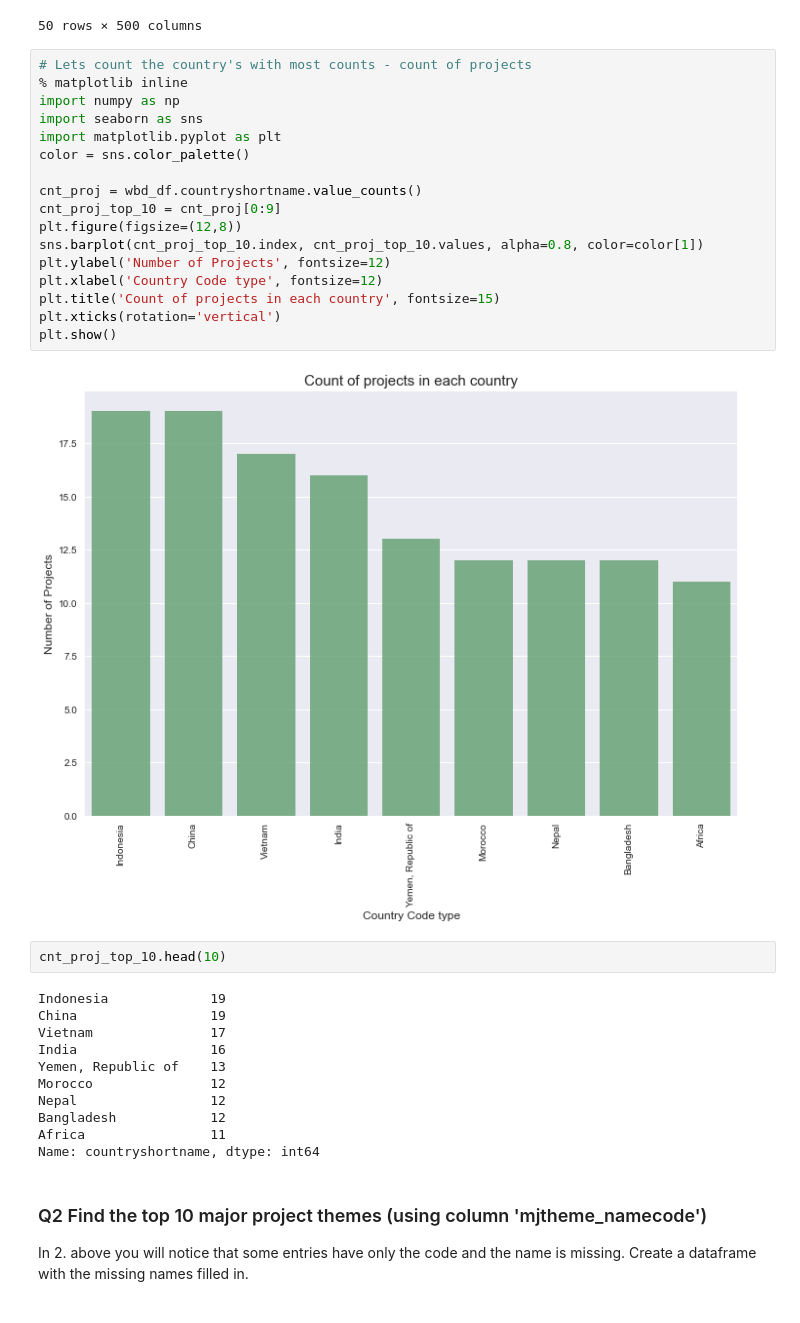
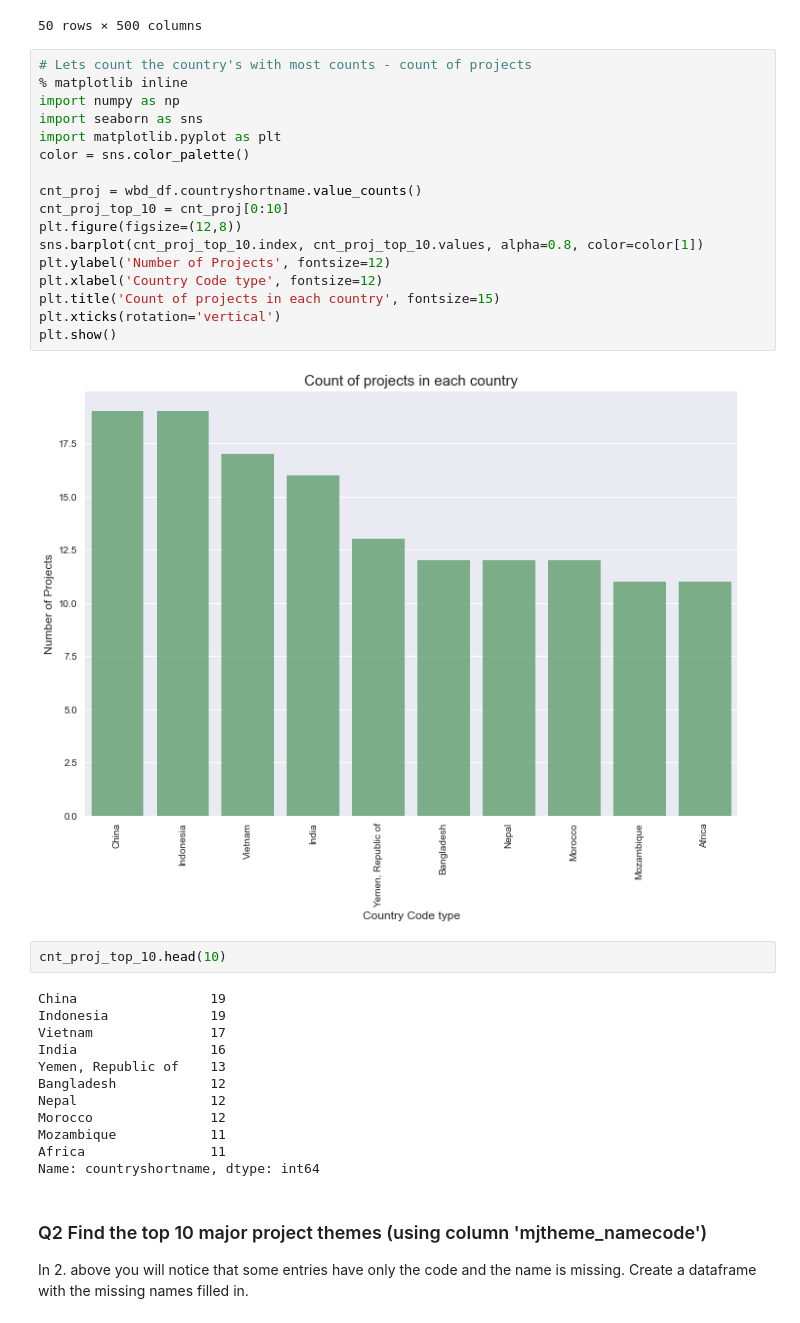
Before and after one commit to krajeshj/SpringBoardSubmissions, a Jupyter notebook: data_wrangling_json/krj_submission_json_exercise.ipynb, the cells around one changed output. Saved outputs shown, nothing was run; the diff lists cells and outputs as text.

```diff
--- a/data_wrangling_json/krj_submission_json_exercise.ipynb
+++ b/data_wrangling_json/krj_submission_json_exercise.ipynb
@@ -143,33 +143,34 @@ wbd_df.transpose()
 # %%
 # Lets count the country's with most counts - count of projects
 % matplotlib inline
 import numpy as np
 import seaborn as sns
 import matplotlib.pyplot as plt
 color = sns.color_palette()
 
 cnt_proj = wbd_df.countryshortname.value_counts()
-cnt_proj_top_10 = cnt_proj[0:9]
+cnt_proj_top_10 = cnt_proj[0:10]
 plt.figure(figsize=(12,8))
 sns.barplot(cnt_proj_top_10.index, cnt_proj_top_10.values, alpha=0.8, color=color[1])
 plt.ylabel('Number of Projects', fontsize=12)
 plt.xlabel('Country Code type', fontsize=12)
 plt.title('Count of projects in each country', fontsize=15)
 plt.xticks(rotation='vertical')
 plt.show()
 # %% [output]
-[figure, old version]
+[figure, new version]
 # %%
 cnt_proj_top_10.head(10)
 # %% [output]
+China                 19
 Indonesia             19
-China                 19
 Vietnam               17
 India                 16
 Yemen, Republic of    13
+Bangladesh            12
+Nepal                 12
 Morocco               12
-Nepal                 12
-Bangladesh            12
+Mozambique            11
 Africa                11
 Name: countryshortname, dtype: int64
 # %% [markdown]
```
Also changed, not shown: parts of 2 cells of this notebook.
